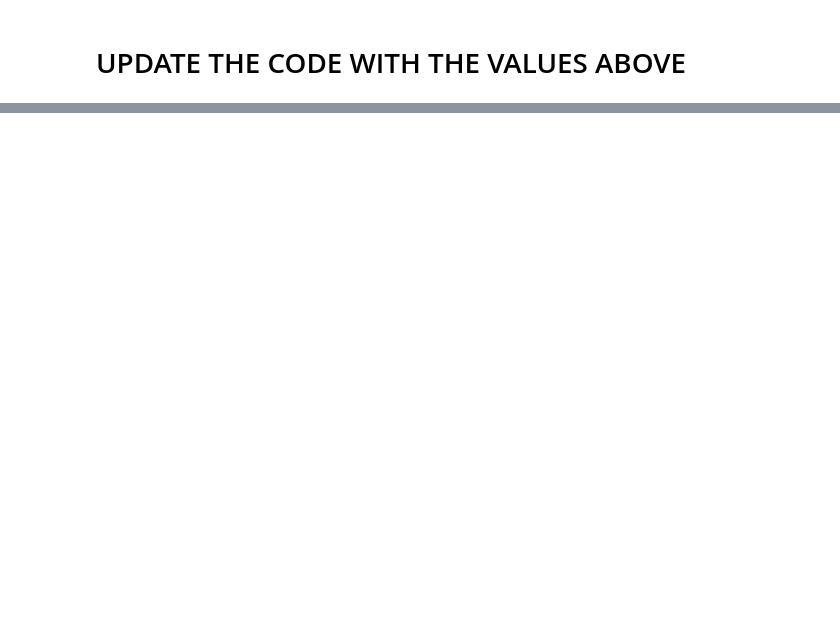
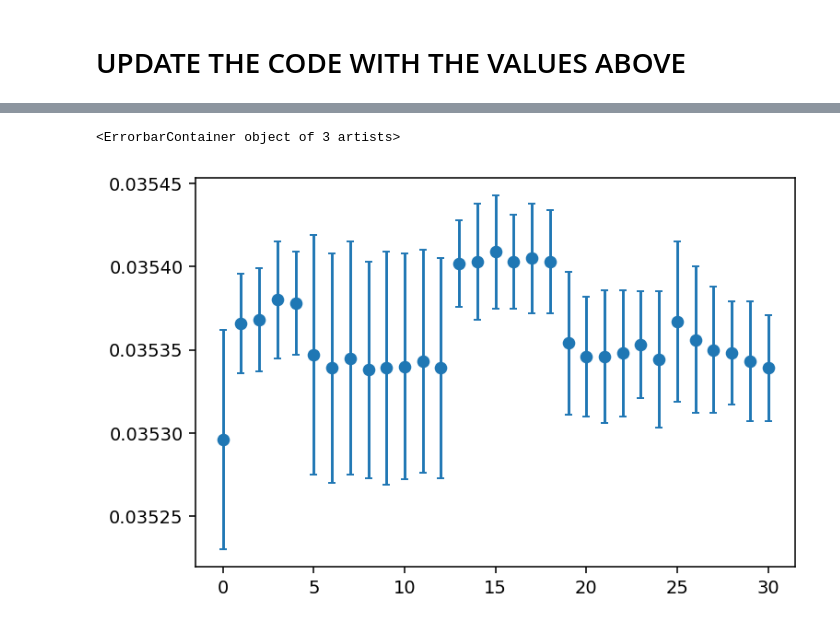
Before and after one commit to SSantosLab/DESI-QA, a Jupyter notebook: calib/Report-sean.ipynb, the cells around one changed output, grey strips where cells are left out. Saved outputs shown, nothing was run; the diff lists cells and outputs as text; code cells hidden in the pictures; blank space fills up the shorter version.

```diff
--- a/calib/Report-sean.ipynb
+++ b/calib/Report-sean.ipynb
@@ -904,0 +923,6 @@ ddd[1:] - ddd[:-1], 15*50/33 +2*4.53, (15 + 2*4.53) * 50/33
+# %%
+dfid = pd.read_csv("../output/fiddb.csv")
+plt.errorbar(np.arange(len(dfid['pix2mm'])), dfid['pix2mm'], yerr=dfid.sigpix2mm, capsize=2, fmt='o')
+# %% [output]
+<ErrorbarContainer object of 3 artists>
+[figure, added]
```
Also changed, not shown: parts of 41 cells of this notebook, 14 other files.
